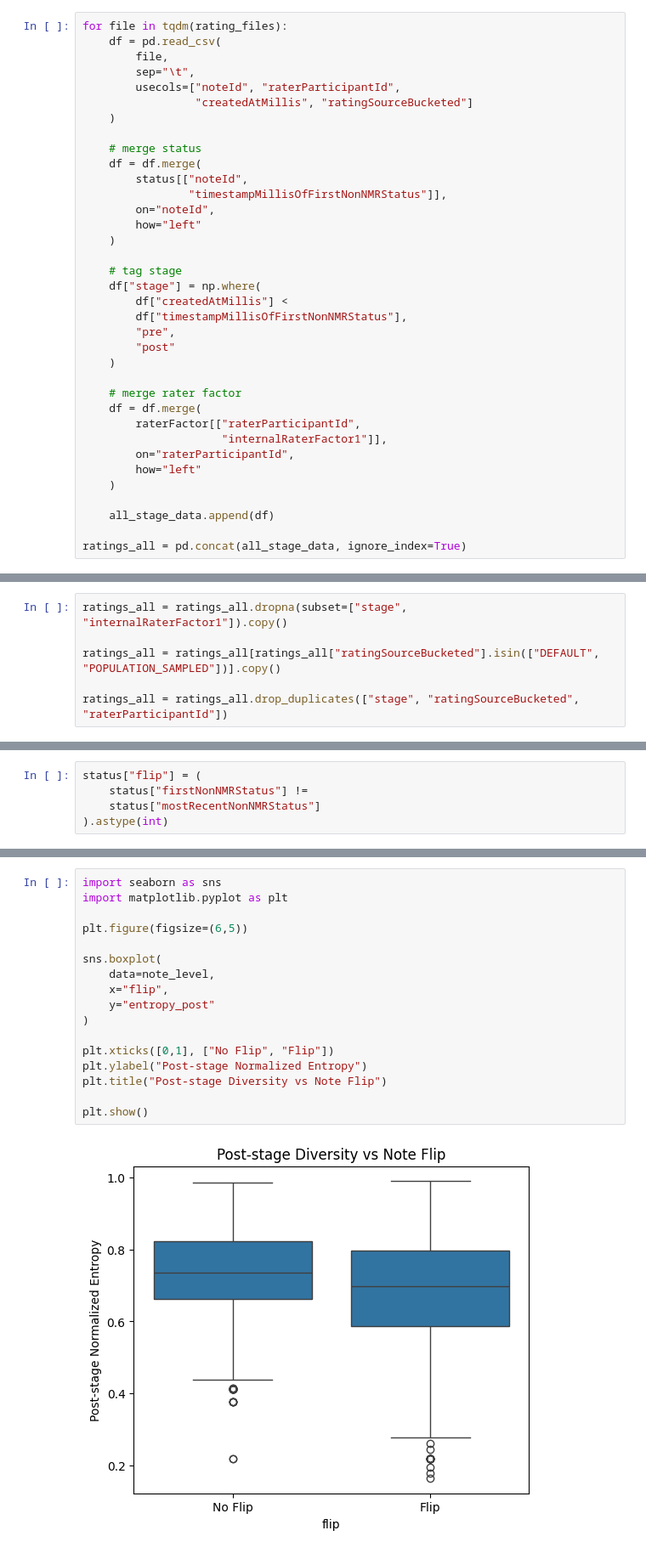
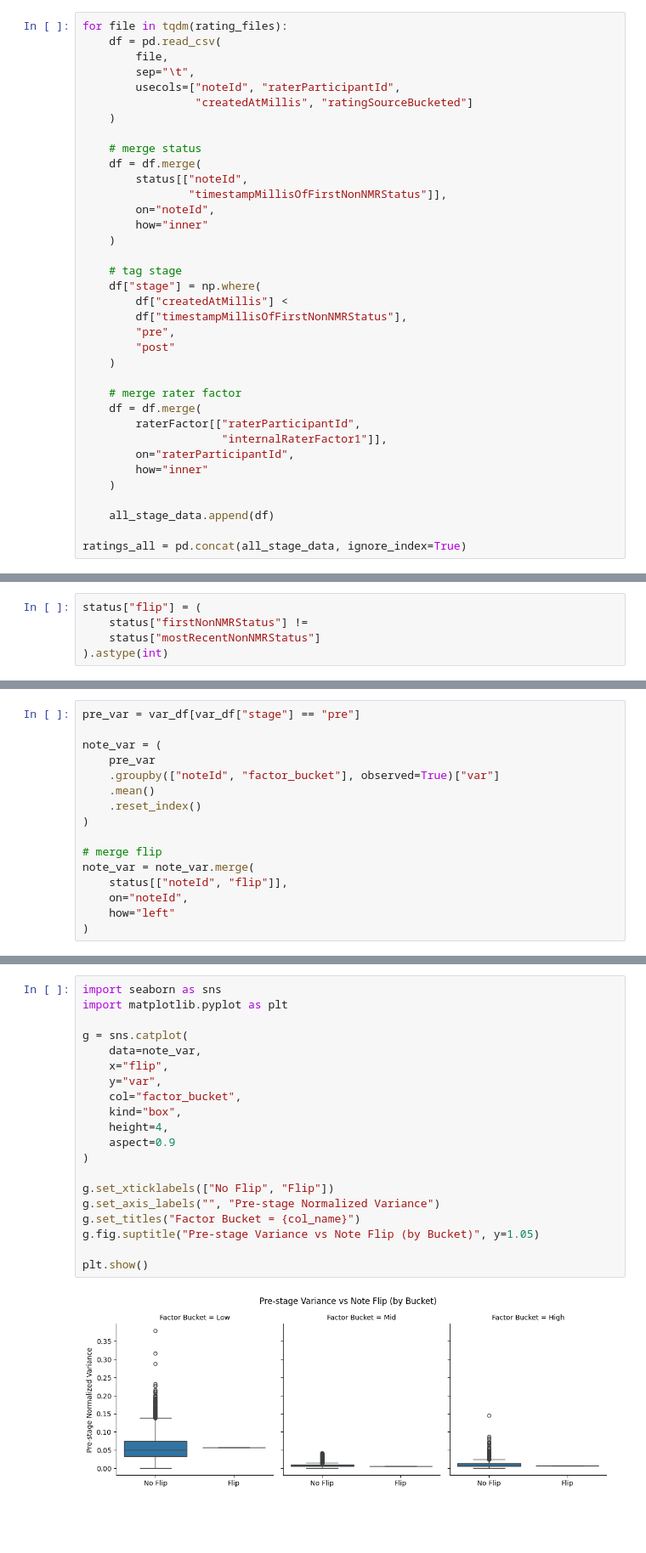
Before and after one commit to an0nr3s3arch3r/494-algo-representations, a Jupyter notebook: Marco/Rater_Distribution/note_level_rater_analysis.ipynb, the cells around one changed output, grey strips where cells are left out. Shown at 85% size. Saved outputs shown, nothing was run; the diff lists cells and outputs as text; blank space fills up the shorter version.

```diff
--- a/Marco/Rater_Distribution/note_level_rater_analysis.ipynb
+++ b/Marco/Rater_Distribution/note_level_rater_analysis.ipynb
@@ -108,7 +100,7 @@ for file in tqdm(rating_files):
         status[["noteId",
                 "timestampMillisOfFirstNonNMRStatus"]],
         on="noteId",
-        how="left"
+        how="inner"
     )
 
     # tag stage
@@ -124,7 +116,7 @@ for file in tqdm(rating_files):
         raterFactor[["raterParticipantId",
                      "internalRaterFactor1"]],
         on="raterParticipantId",
-        how="left"
+        how="inner"
     )
 
     all_stage_data.append(df)
@@ -326,6 +369,0 @@ need to move to top, drop NAs in data
-# %%
-ratings_all = ratings_all.dropna(subset=["stage", "internalRaterFactor1"]).copy()
-
-ratings_all = ratings_all[ratings_all["ratingSourceBucketed"].isin(["DEFAULT", "POPULATION_SAMPLED"])].copy()
-
-ratings_all = ratings_all.drop_duplicates(["stage", "ratingSourceBucketed", "raterParticipantId"])
@@ -733,0 +801,16 @@ Notes that eventually flip exhibit substantially lower rater diversity in the pr
+# %%
+pre_var = var_df[var_df["stage"] == "pre"]
+
+note_var = (
+    pre_var
+    .groupby(["noteId", "factor_bucket"], observed=True)["var"]
+    .mean()
+    .reset_index()
+)
+
+# merge flip
+note_var = note_var.merge(
+    status[["noteId", "flip"]],
+    on="noteId",
+    how="left"
+)
@@ -734,19 +826,22 @@ Notes that eventually flip exhibit substantially lower rater diversity in the pr
 # %%
 import seaborn as sns
 import matplotlib.pyplot as plt
 
-plt.figure(figsize=(6,5))
-
-sns.boxplot(
-    data=note_level,
+g = sns.catplot(
+    data=note_var,
     x="flip",
-    y="entropy_post"
+    y="var",
+    col="factor_bucket",
+    kind="box",
+    height=4,
+    aspect=0.9
 )
 
-plt.xticks([0,1], ["No Flip", "Flip"])
-plt.ylabel("Post-stage Normalized Entropy")
-plt.title("Post-stage Diversity vs Note Flip")
+g.set_xticklabels(["No Flip", "Flip"])
+g.set_axis_labels("", "Pre-stage Normalized Variance")
+g.set_titles("Factor Bucket = {col_name}")
+g.fig.suptitle("Pre-stage Variance vs Note Flip (by Bucket)", y=1.05)
 
 plt.show()
 # %% [output]
-[figure, old version]
+[figure, new version]
```
Also changed, not shown: parts of 94 cells of this notebook.
